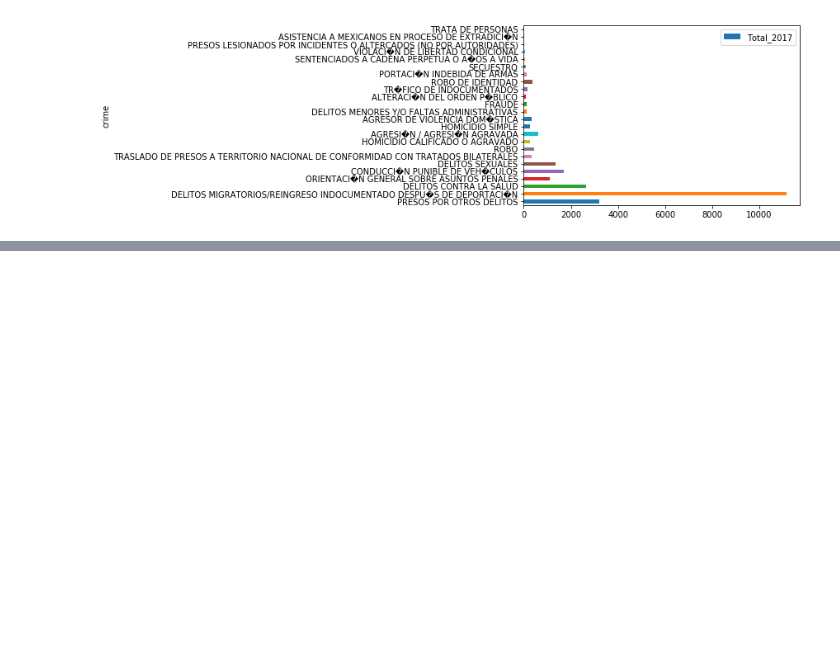
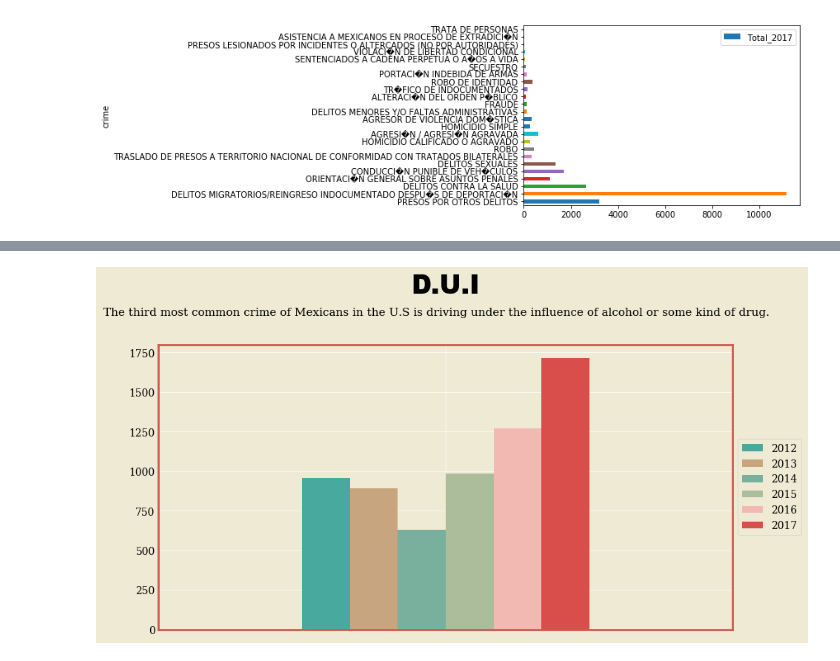
Before and after one commit to dbaptistr/data-studio, a Jupyter notebook: 02-project/Mexican crime abroad.ipynb, the cells around one changed output, grey strips where cells are left out. Cells and saved outputs as stored; diff of their text form; code cells hidden in the pictures; blank space fills up the shorter version.

```diff
--- a/02-project/Mexican crime abroad.ipynb
+++ b/02-project/Mexican crime abroad.ipynb
@@ -207,0 +370,4 @@ TypeError: Empty 'DataFrame': no numeric data to plot
+# %%
+delitos_vehiculos = new_df[new_df.crime == 'CONDUCCI�N PUNIBLE DE VEH�CULOS']
+delitos_vehiculos.drop(['Total_2010', 'Total_2011'], axis=1, inplace=True)
+delitos_vehiculos
@@ -207,0 +381,24 @@ TypeError: Empty 'DataFrame': no numeric data to plot
+# %%
+ax= delitos_vehiculos.plot(kind='bar', figsize=(10, 5))
+ax.grid(True, linewidth=0.5)
+ax.set_axisbelow(True)
+L = ax.legend(loc='center left', bbox_to_anchor=(1, 0.5))
+ax.xaxis.label.set_visible(False)
+ax.yaxis.label.set_visible(False)
+ax.tick_params(which='major', left=False, bottom=False)
+subtitle_string = "The third most common crime of Mexicans in the U.S is driving under the influence of alcohol or some kind of drug."
+ax.tick_params(axis='x', which='both', bottom=False, top=False, labelbottom=False)
+plt.suptitle(subtitle_string, fontsize=11)
+
+ax.set_title('D.U.I', pad=50)
+ax.title.set_fontsize(25)
+ax.title.set_fontname('Arial Black')
+
+L.get_texts()[0].set_text('2012')
+L.get_texts()[1].set_text('2013')
+L.get_texts()[2].set_text('2014')
+L.get_texts()[3].set_text('2015')
+L.get_texts()[4].set_text('2016')
+L.get_texts()[5].set_text('2017')
+# %% [output]
+[figure, added]
```
Also changed, not shown: parts of 19 cells of this notebook.
